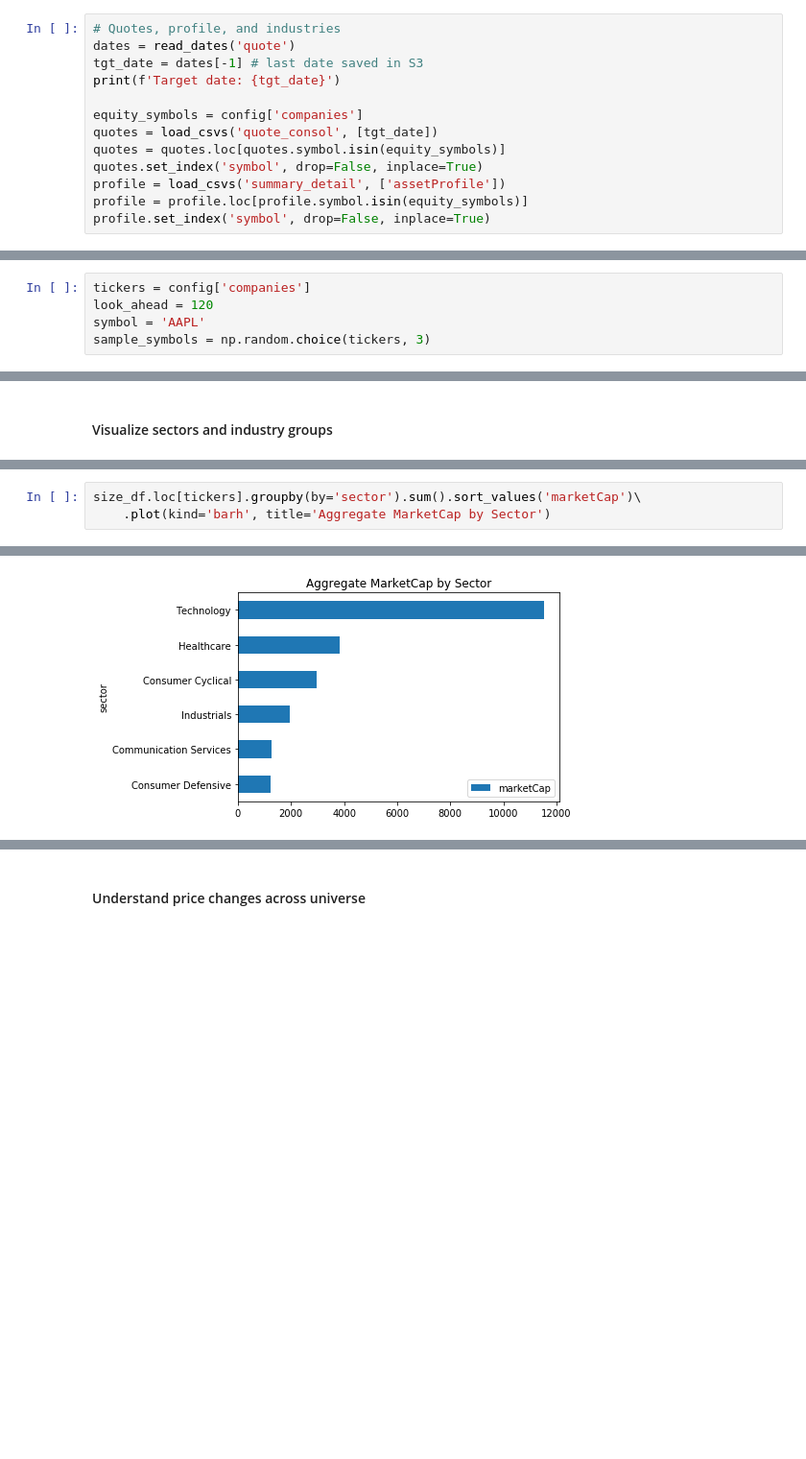
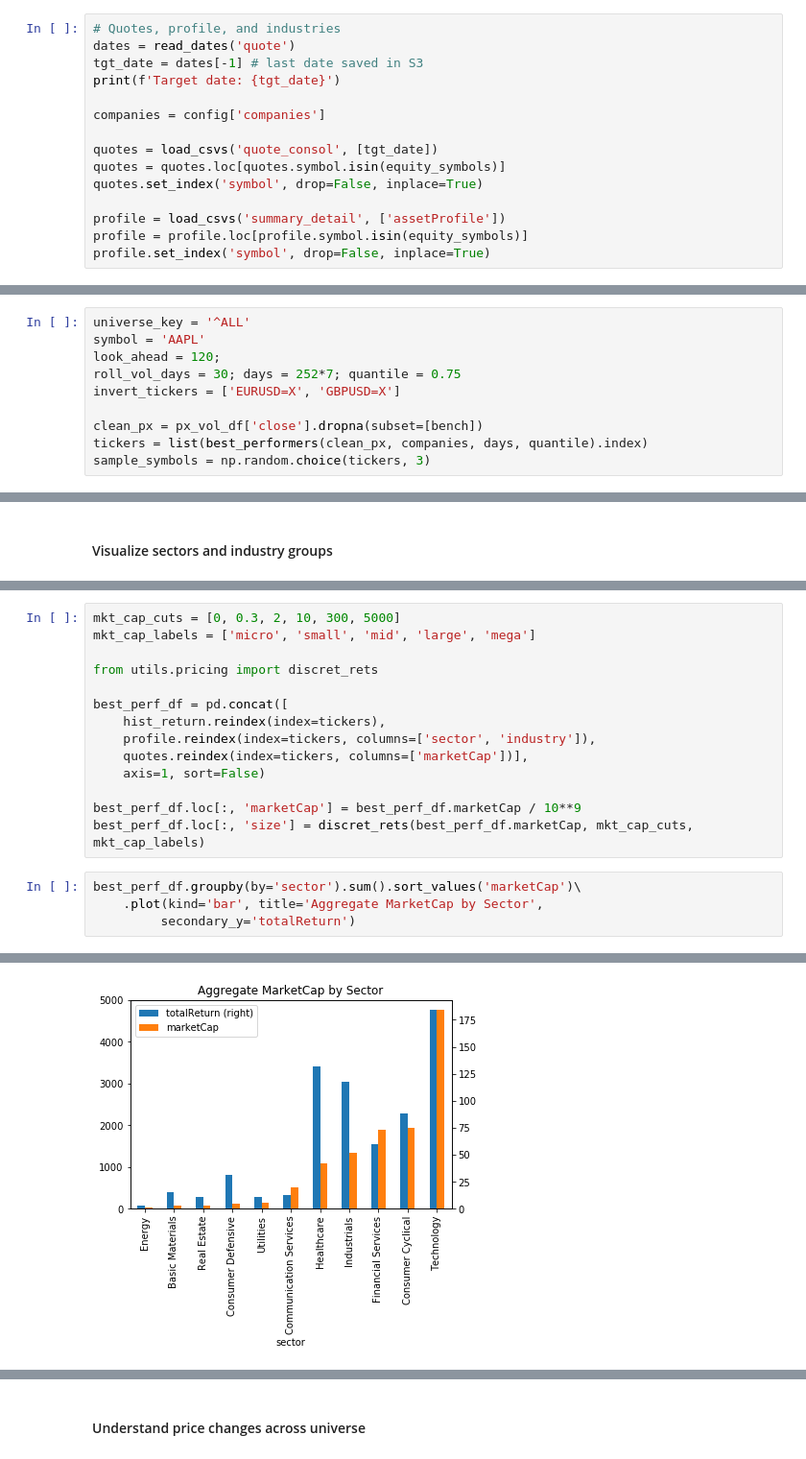
Before and after one commit to webclinic017/inception, a Jupyter notebook: notebooks/technical_dataset.ipynb, the cells around one changed output, grey strips where cells are left out. Shown at 96% size. Cells and saved outputs as stored; diff of their text form; blank space fills up the shorter version.

```diff
--- a/notebooks/technical_dataset.ipynb
+++ b/notebooks/technical_dataset.ipynb
@@ -29,10 +354,12 @@ dates = read_dates('quote')
 tgt_date = dates[-1] # last date saved in S3
 print(f'Target date: {tgt_date}')
 
-equity_symbols = config['companies']
+companies = config['companies']
+
 quotes = load_csvs('quote_consol', [tgt_date])
 quotes = quotes.loc[quotes.symbol.isin(equity_symbols)]
 quotes.set_index('symbol', drop=False, inplace=True)
+
 profile = load_csvs('summary_detail', ['assetProfile'])
 profile = profile.loc[profile.symbol.isin(equity_symbols)]
 profile.set_index('symbol', drop=False, inplace=True)
@@ -130,0 +421,10 @@ px_vol_df['close'][config[compare]].tail()
+# %%
+universe_key = '^ALL'
+symbol = 'AAPL'
+look_ahead = 120;
+roll_vol_days = 30; days = 252*7; quantile = 0.75
+invert_tickers = ['EURUSD=X', 'GBPUSD=X']
+
+clean_px = px_vol_df['close'].dropna(subset=[bench])
+tickers = list(best_performers(clean_px, companies, days, quantile).index)
+sample_symbols = np.random.choice(tickers, 3)
@@ -154,5 +536,0 @@ def px_mom_feats(df, s, stds=1, invert=False, incl_px=False, rolls=[20,60,120],
-# %%
-tickers = config['companies']
-look_ahead = 120
-symbol = 'AAPL'
-sample_symbols = np.random.choice(tickers, 3)
@@ -581,7 +933,22 @@ https://pandas.pydata.org/pandas-docs/stable/indexing.html#deprecate-loc-reindex
+# %%
+mkt_cap_cuts = [0, 0.3, 2, 10, 300, 5000]
+mkt_cap_labels = ['micro', 'small', 'mid', 'large', 'mega']
+
+from utils.pricing import discret_rets
+
+best_perf_df = pd.concat([
+    hist_return.reindex(index=tickers),
+    profile.reindex(index=tickers, columns=['sector', 'industry']),
+    quotes.reindex(index=tickers, columns=['marketCap'])],
+    axis=1, sort=False)
+
+best_perf_df.loc[:, 'marketCap'] = best_perf_df.marketCap / 10**9
+best_perf_df.loc[:, 'size'] = discret_rets(best_perf_df.marketCap, mkt_cap_cuts, mkt_cap_labels)
 # %%
-size_df.loc[tickers].groupby(by='sector').sum().sort_values('marketCap')\
-    .plot(kind='barh', title='Aggregate MarketCap by Sector')
+best_perf_df.groupby(by='sector').sum().sort_values('marketCap')\
+    .plot(kind='bar', title='Aggregate MarketCap by Sector',
+         secondary_y='totalReturn')
 # %% [output]
 <matplotlib.axes._subplots.AxesSubplot at 0x...>
-[figure, old version]
+[figure, new version]
 # %%
```
Also changed, not shown: parts of 73 cells of this notebook.
